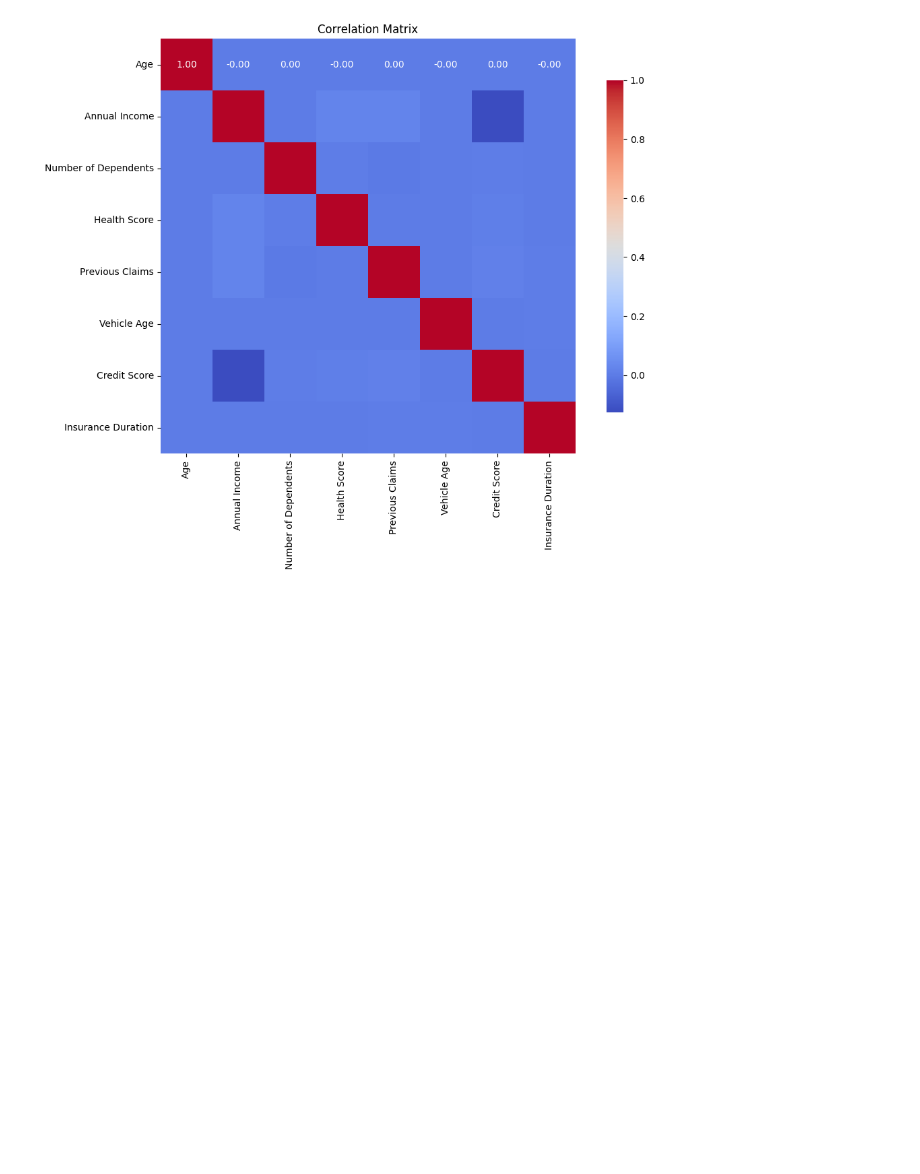
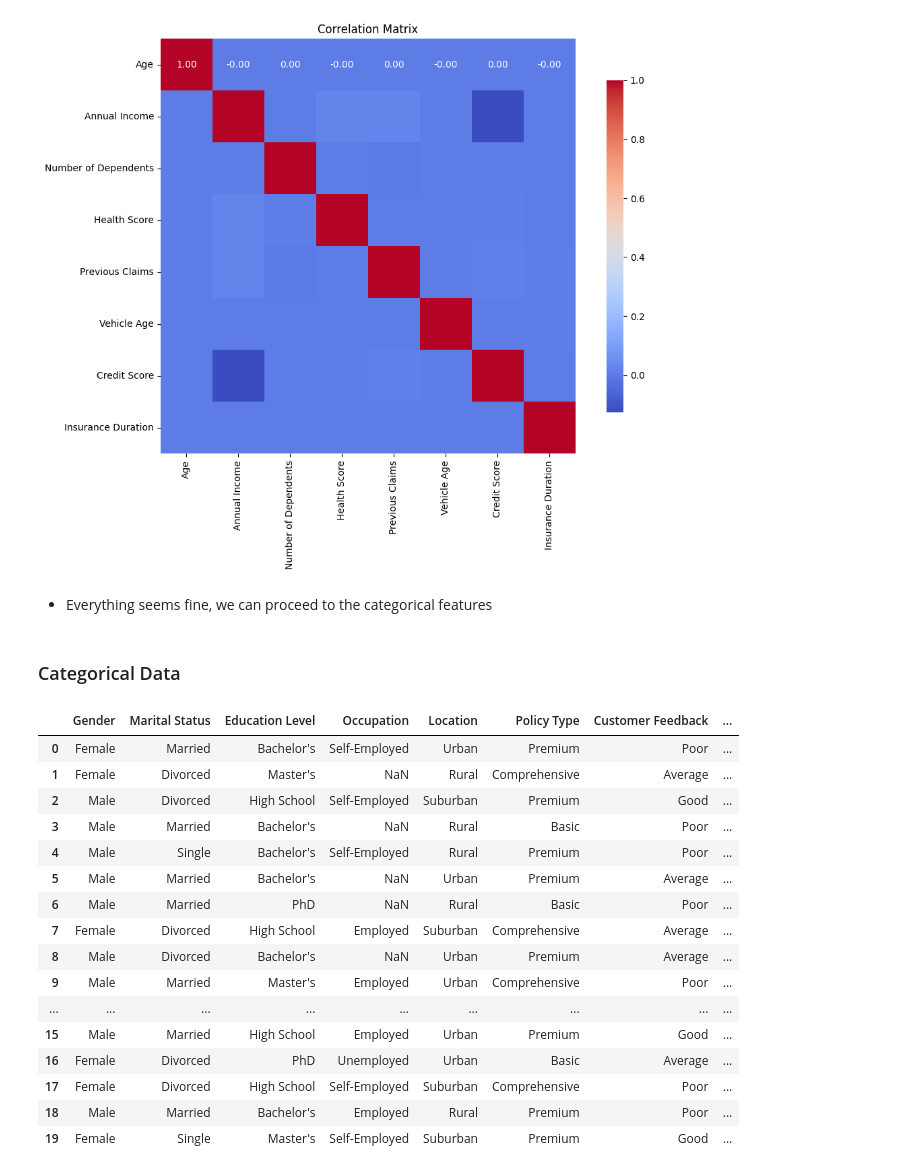
Before and after one commit to timothyafolami/Kaggle-Playground-S4-12, a Jupyter notebook: notebooks/EDA.ipynb, the cells around one changed output. Drawn from its saved outputs; the diff is of its cells as text; code cells hidden in the pictures; blank space fills up the shorter version.

```diff
--- a/notebooks/EDA.ipynb
+++ b/notebooks/EDA.ipynb
@@ -544,3 +544,27 @@ visualize_data_distribution(num_data_1)
 [figure]
 [figure]
 [figure]
+# %% [markdown]
+- Everything seems fine, we can proceed to the categorical features
+# %% [markdown]
+### Categorical Data
+# %%
+cat_data.head(20)
+# %% [output]
+|  | Gender | Marital Status | Education Level | Occupation | Location | Policy Type | Customer Feedback | ... |
+| 0 | Female | Married | Bachelor's | Self-Employed | Urban | Premium | Poor | ... |
+| 1 | Female | Divorced | Master's | NaN | Rural | Comprehensive | Average | ... |
+| 2 | Male | Divorced | High School | Self-Employed | Suburban | Premium | Good | ... |
+| 3 | Male | Married | Bachelor's | NaN | Rural | Basic | Poor | ... |
+| 4 | Male | Single | Bachelor's | Self-Employed | Rural | Premium | Poor | ... |
+| 5 | Male | Married | Bachelor's | NaN | Urban | Premium | Average | ... |
+| 6 | Male | Married | PhD | NaN | Rural | Basic | Poor | ... |
+| 7 | Female | Divorced | High School | Employed | Suburban | Comprehensive | Average | ... |
+| 8 | Male | Divorced | Bachelor's | NaN | Urban | Premium | Average | ... |
+| 9 | Male | Married | Master's | Employed | Urban | Comprehensive | Poor | ... |
+| ... | ... | ... | ... | ... | ... | ... | ... | ... |
+| 15 | Male | Married | High School | Employed | Urban | Premium | Good | ... |
+| 16 | Female | Divorced | PhD | Unemployed | Urban | Basic | Average | ... |
+| 17 | Female | Divorced | High School | Self-Employed | Suburban | Comprehensive | Poor | ... |
+| 18 | Male | Married | Bachelor's | Employed | Rural | Premium | Poor | ... |
+| 19 | Female | Single | Master's | Self-Employed | Suburban | Premium | Good | ... |
```
Also changed, not shown: parts of 25 cells of this notebook, 3 other files.
